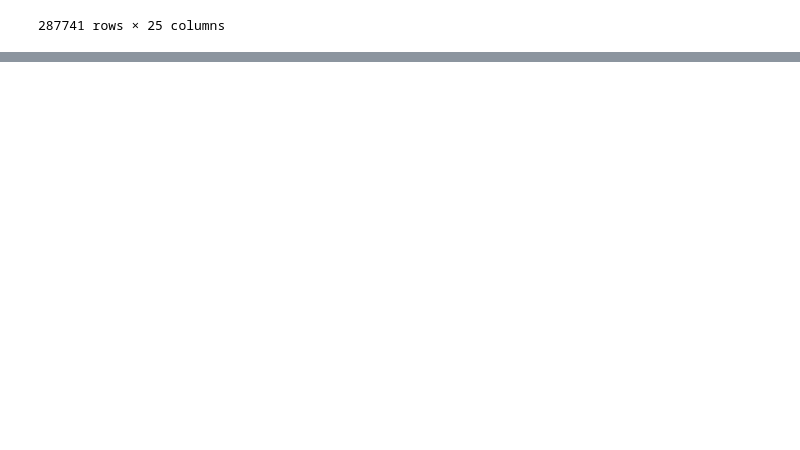
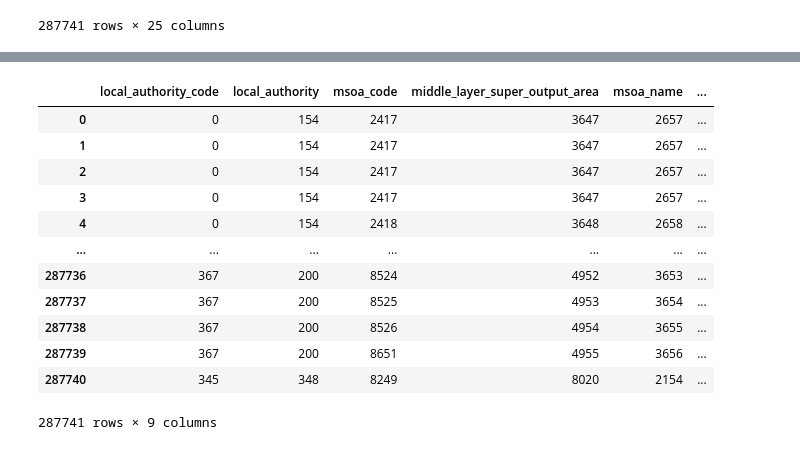
Before and after one commit to babs257/Deployable-Projects, a Jupyter notebook: Energy Bill.ipynb, the cells around one changed output, grey strips where cells are left out. Saved outputs shown, nothing was run; the diff lists cells and outputs as text; code cells hidden in the pictures; blank space fills up the shorter version.

Commit message:
Data Preprocessing done, Data ready for training

```diff
--- a/Energy Bill.ipynb
+++ b/Energy Bill.ipynb
@@ -115,0 +125,3 @@ df
+# %%
+from ads.dataset.factory import DatasetFactory
+ds = DatasetFactory.from_dataframe(df, target="default_risk_label")
@@ -115,0 +150,2 @@ df
+# %%
+ds_transformed = ds.auto_transform()
@@ -115,0 +206,25 @@ df
+# %%
+from ads.dataset.label_encoder import DataFrameLabelEncoder
+
+categorical_cols = [
+    "local_authority_code", "local_authority", "msoa_code", "middle_layer_super_output_area",
+    "msoa_name", "local_authority_name", "region_code", "region_name", "quarter"
+]
+
+df_encoded = DataFrameLabelEncoder().fit_transform(ds_transformed[categorical_cols].to_pandas())
+# %%
+df_encoded
+# %% [output]
+|  | local_authority_code | local_authority | msoa_code | middle_layer_super_output_area | msoa_name | ... |
+| 0 | 0 | 154 | 2417 | 3647 | 2657 | ... |
+| 1 | 0 | 154 | 2417 | 3647 | 2657 | ... |
+| 2 | 0 | 154 | 2417 | 3647 | 2657 | ... |
+| 3 | 0 | 154 | 2417 | 3647 | 2657 | ... |
+| 4 | 0 | 154 | 2418 | 3648 | 2658 | ... |
+| ... | ... | ... | ... | ... | ... | ... |
+| 287736 | 367 | 200 | 8524 | 4952 | 3653 | ... |
+| 287737 | 367 | 200 | 8525 | 4953 | 3654 | ... |
+| 287738 | 367 | 200 | 8526 | 4954 | 3655 | ... |
+| 287739 | 367 | 200 | 8651 | 4955 | 3656 | ... |
+| 287740 | 345 | 348 | 8249 | 8020 | 2154 | ... |
+287741 rows × 9 columns
```
Also changed, not shown: parts of 30 cells of this notebook.
